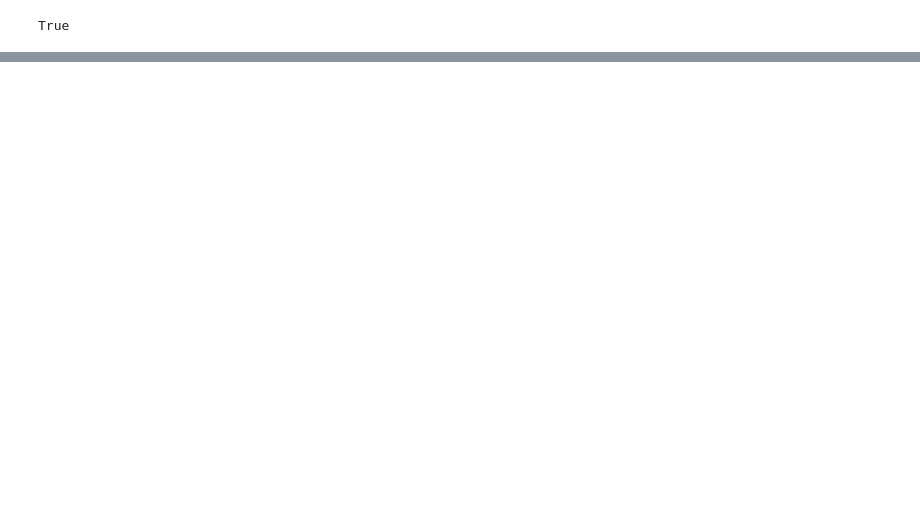
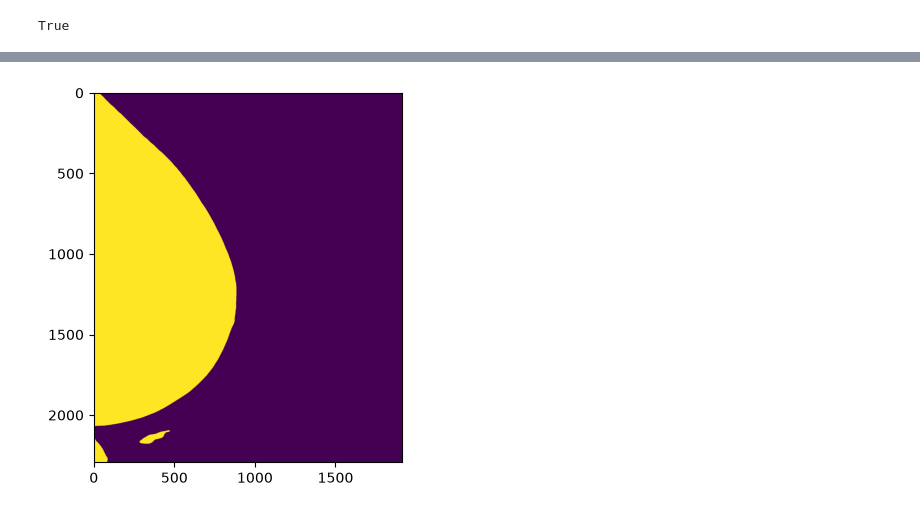
Before and after one commit to eloygarcia/Preprocessing, a Jupyter notebook: plugin_framework/plugins/UnetSegmentationPlugin/Untitled.ipynb, the cells around one changed output, grey strips where cells are left out. Cells and saved outputs as stored; diff of their text form; code cells hidden in the pictures; blank space fills up the shorter version.

```diff
--- a/plugin_framework/plugins/UnetSegmentationPlugin/Untitled.ipynb
+++ b/plugin_framework/plugins/UnetSegmentationPlugin/Untitled.ipynb
@@ -21,3 +25,5 @@ from model import Model
 from preprocessing import Preprocessing
 from postprocessing import Postprocessing
 from predictor import Predictor
+# %%
+metadata = {'laterality':'L', 'rows':img.shape[0], 'columns':img.shape[1]}
@@ -26,5 +47,15 @@ model = Model()
 # %%
-pred = Predictor(model, Preprocessing, Postprocessing)
+probs = model.forward(pre_img.float().to("cuda"))
+# %%
+post_img = Postprocessing(probs, metadata)
+# %%
+import numpy as np
+import matplotlib.pyplot as plt
+
+plt.imshow(post_img)
+plt.show()
+# %% [output]
+[figure, added]
 # %%
 mask = pred.predict(img)
 # %% [output]
```
Also changed, not shown: parts of 9 cells of this notebook, 14 other files.
